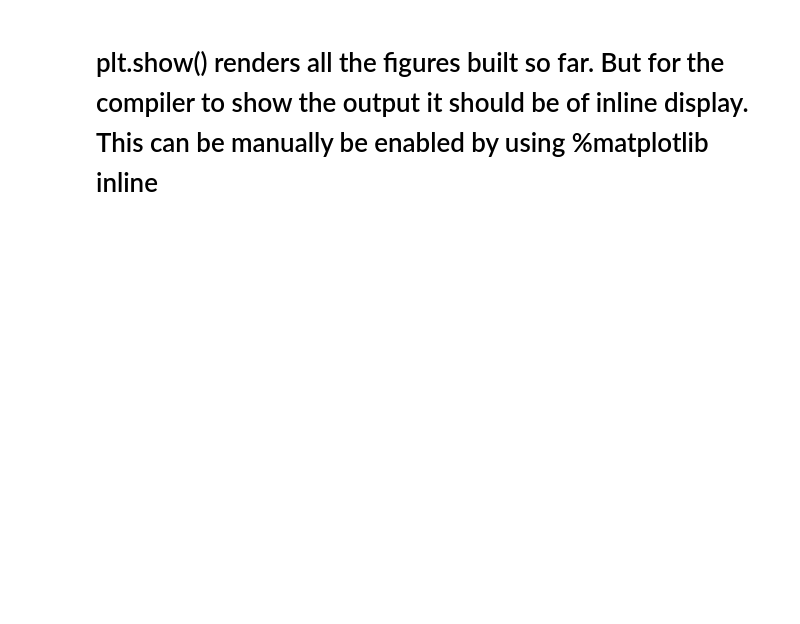
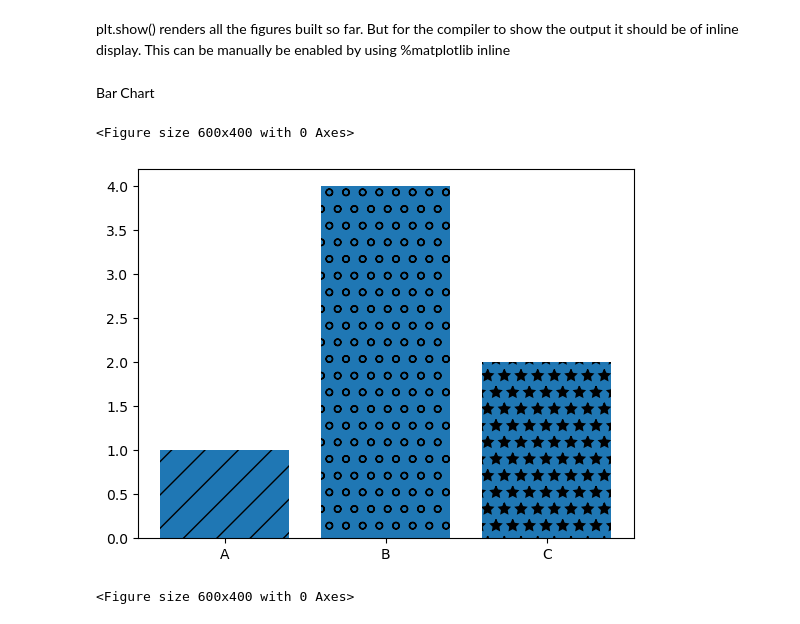
Before and after one commit to Z3R0TSU/Practice_2025, a Jupyter notebook: matplotlib/matplotlib.ipynb, the cells around one changed output. Cells and saved outputs as stored; diff of their text form; code cells hidden in the pictures; blank space fills up the shorter version.

```diff
--- a/matplotlib/matplotlib.ipynb
+++ b/matplotlib/matplotlib.ipynb
@@ -27,2 +47,24 @@ plt.legend()
 # %% [markdown]
-# plt.show() renders all the figures built so far. But for the compiler to show the output it should be of inline display. This can be manually be enabled by using %matplotlib inline
+plt.show() renders all the figures built so far. But for the compiler to show the output it should be of inline display. This can be manually be enabled by using %matplotlib inline
+# %% [markdown]
+Bar Chart
+# %%
+labels = ['A' , 'B' , 'C']
+values = [1,4,2]
+
+bars = plt.bar(labels,values)
+
+patterns = ['/' , 'o' , '*']
+for bar in bars:
+    bar.set_hatch(patterns.pop(0)) # if it is pop() then it would take the last first so the first bar will have stars
+
+# same as above
+#bars[0].set_hatch('/')
+#bars[1].set_batch('o')
+#bars[2].set_batch('*')
+
+plt.figure(figsize=(6,4))
+# %% [output]
+<Figure size 600x400 with 0 Axes>
+[figure, added]
+<Figure size 600x400 with 0 Axes>
```
Also changed, not shown: parts of 1 cell of this notebook, 1 other file.
